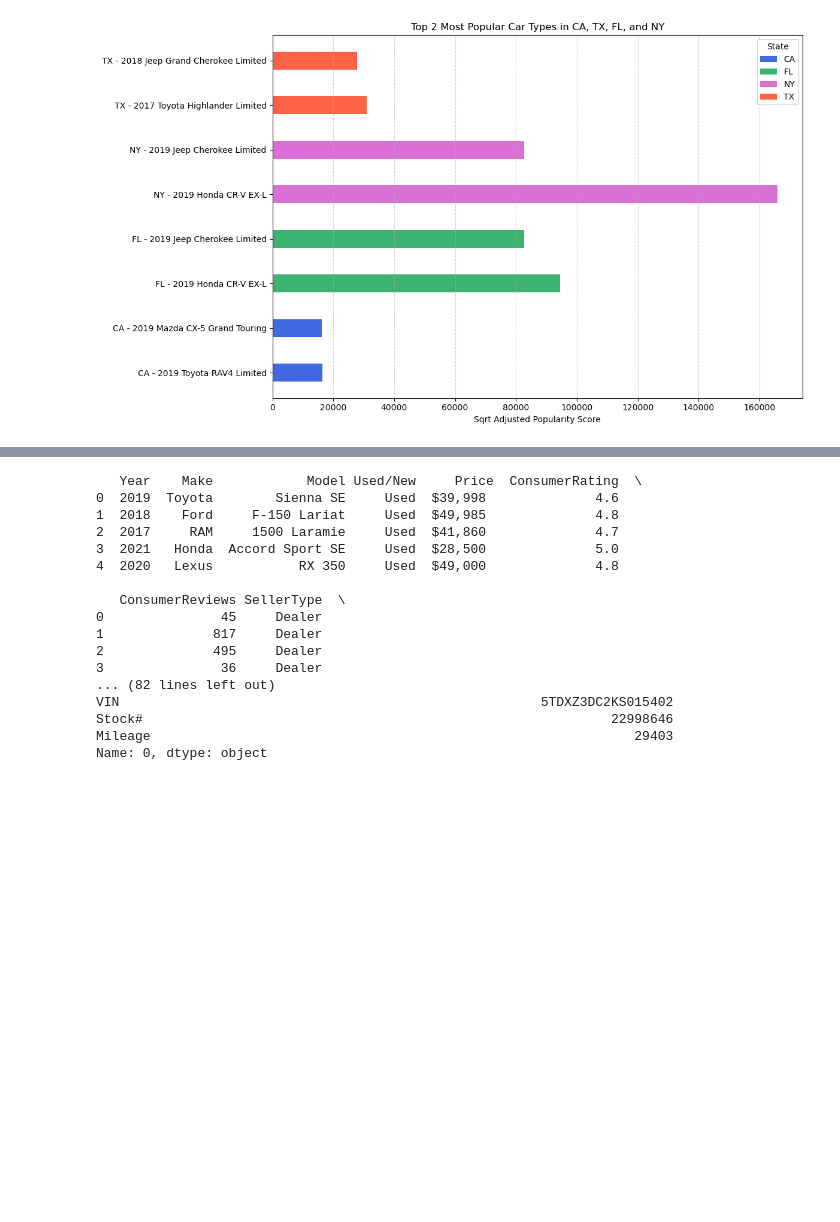
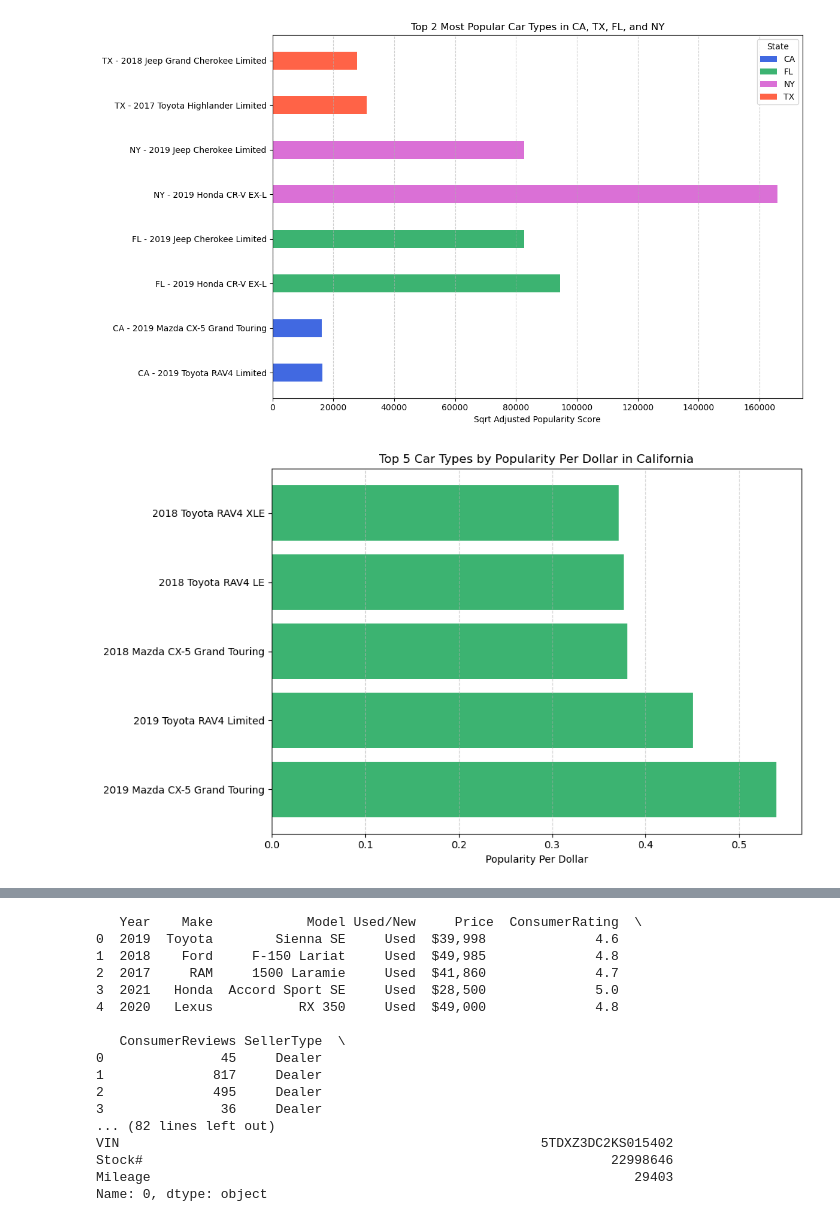
Before and after one commit to nvanderkaay/Data-Wizards-Group-Project, a Jupyter notebook: wip_q1/Untitled1.ipynb, the cells around one changed output, grey strips where cells are left out. Saved outputs shown, nothing was run; the diff lists cells and outputs as text; code cells hidden in the pictures; blank space fills up the shorter version.

```diff
--- a/wip_q1/Untitled1.ipynb
+++ b/wip_q1/Untitled1.ipynb
@@ -437,3 +437,66 @@ plt.tight_layout()
 plt.show()
 # %% [output]
 [figure]
+# %%
+# Import libraries
+import pandas as pd
+import numpy as np
+import matplotlib.pyplot as plt
+
+# Step 1: Load the dataset
+file_path = 'Online_Cars_Sale_Marketplace.csv'
+df = pd.read_csv(file_path)
+
+# Step 2: Filter for California
+df_ca = df[df['State'] == 'CA'].copy()
+
+# Step 3: Clean the 'Price' column
+df_ca['Price'] = (
+    df_ca['Price']
+    .replace({'\$': '', ',': ''}, regex=True)
+    .replace('Not Priced', np.nan)
+)
+df_ca['Price'] = pd.to_numeric(df_ca['Price'], errors='coerce')
+
+# Step 4: Group by Year, Make, Model in CA
+grouped_ca_value = df_ca.groupby(['Year', 'Make', 'Model']).agg({
+    'ConsumerRating': 'mean',
+    'ConsumerReviews': 'sum',
+    'Price': 'mean',
+    'VIN': 'count'
+}).reset_index()
+
+# Step 5: Calculate Popularity Score and Popularity Per Dollar
+grouped_ca_value = grouped_ca_value.rename(columns={'VIN': 'Listings'})
+grouped_ca_value['SqrtListings'] = np.sqrt(grouped_ca_value['Listings'])
+grouped_ca_value['SqrtAdjustedPopularity'] = (
+    grouped_ca_value['ConsumerRating'] *
+    grouped_ca_value['ConsumerReviews'] *
+    grouped_ca_value['SqrtListings']
+)
+grouped_ca_value['PopularityPerDollar'] = (
+    grouped_ca_value['SqrtAdjustedPopularity'] / grouped_ca_value['Price']
+)
+
+# Step 6: Remove rows with invalid or missing values
+filtered_ca = grouped_ca_value.dropna(subset=['PopularityPerDollar'])
+filtered_ca = filtered_ca[filtered_ca['PopularityPerDollar'].replace([np.inf, -np.inf], np.nan).notnull()]
+
+# Step 7: Select top 5 by Popularity Per Dollar
+top5_value_ca = filtered_ca.sort_values(by='PopularityPerDollar', ascending=False).head(5).copy()
+top5_value_ca['CarLabel'] = (
+    top5_value_ca['Year'].astype(str) + ' ' +
+    top5_value_ca['Make'] + ' ' +
+    top5_value_ca['Model']
+)
+
+# Step 8: Plot the results
+plt.figure(figsize=(10, 6))
+plt.barh(top5_value_ca['CarLabel'], top5_value_ca['PopularityPerDollar'], color='mediumseagreen')
+plt.xlabel('Popularity Per Dollar')
+plt.title('Top 5 Car Types by Popularity Per Dollar in California')
+plt.grid(axis='x', linestyle='--', alpha=0.6)
+plt.tight_layout()
+plt.show()
+# %% [output]
+[figure, added]
```
Also changed, not shown: parts of 5 cells of this notebook.
